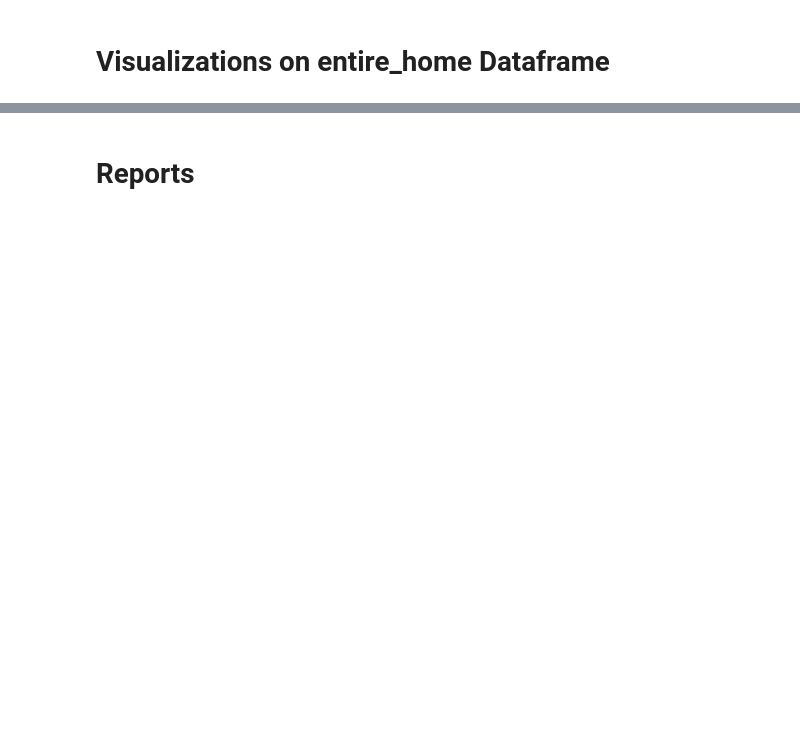
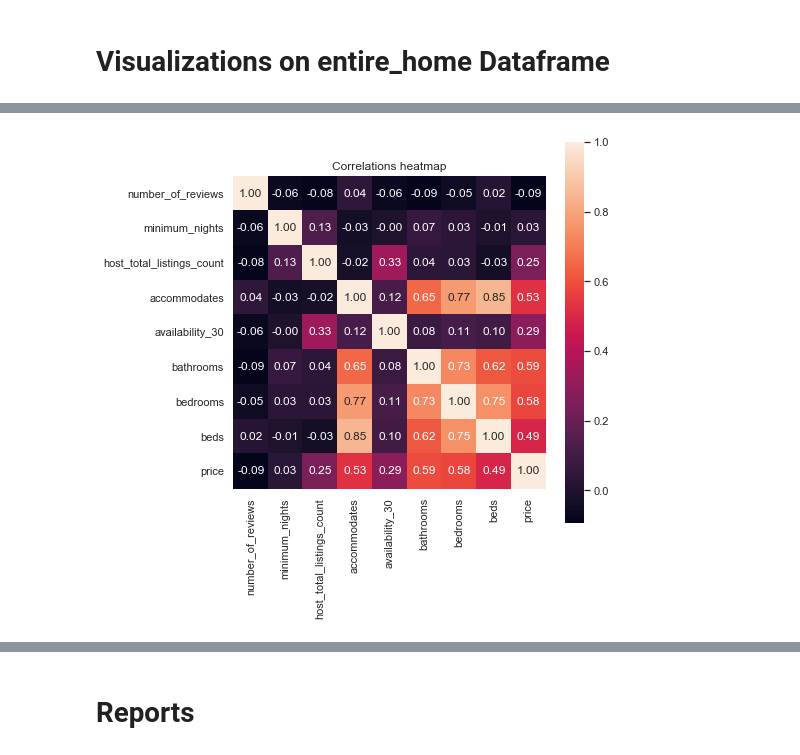
Before and after one commit to parmetd/Project-3-Airbnb-Pricing, a Jupyter notebook: Airbnb_EDA.ipynb, the cells around one changed output, grey strips where cells are left out. Saved outputs shown, nothing was run; the diff lists cells and outputs as text; code cells hidden in the pictures; blank space fills up the shorter version.

```diff
--- a/Airbnb_EDA.ipynb
+++ b/Airbnb_EDA.ipynb
@@ -1907,0 +2026,4 @@ for colname, col in entire_home.select_dtypes([np.number]).iteritems():
+# %%
+non_num_vars = entire_home.select_dtypes(include=['object']).columns
+# %%
+df=entire_home.drop(non_num_vars,axis=1)
@@ -1907,0 +2060,16 @@ for colname, col in entire_home.select_dtypes([np.number]).iteritems():
+# %%
+cols = ['number_of_reviews','minimum_nights','host_total_listings_count','accommodates', 'availability_30',
+       'bathrooms','bedrooms','beds','price']
+# %%
+# heatmap
+#Find out correlation between columns and plot
+corrs = np.corrcoef(df[cols].values.T)
+sns.set(font_scale=1)
+sns.set(rc={'figure.figsize':(7,7)})
+hm=sns.heatmap(corrs, cbar = True, annot=True, square = True, fmt = '.2f',
+              yticklabels = cols, xticklabels = cols).set_title('Correlations heatmap')
+
+fig = hm.get_figure()
+fig.savefig('Figures/heatmap_correlations.png')
+# %% [output]
+[figure, added]
```
Also changed, not shown: parts of 51 cells of this notebook, 30 other files.
